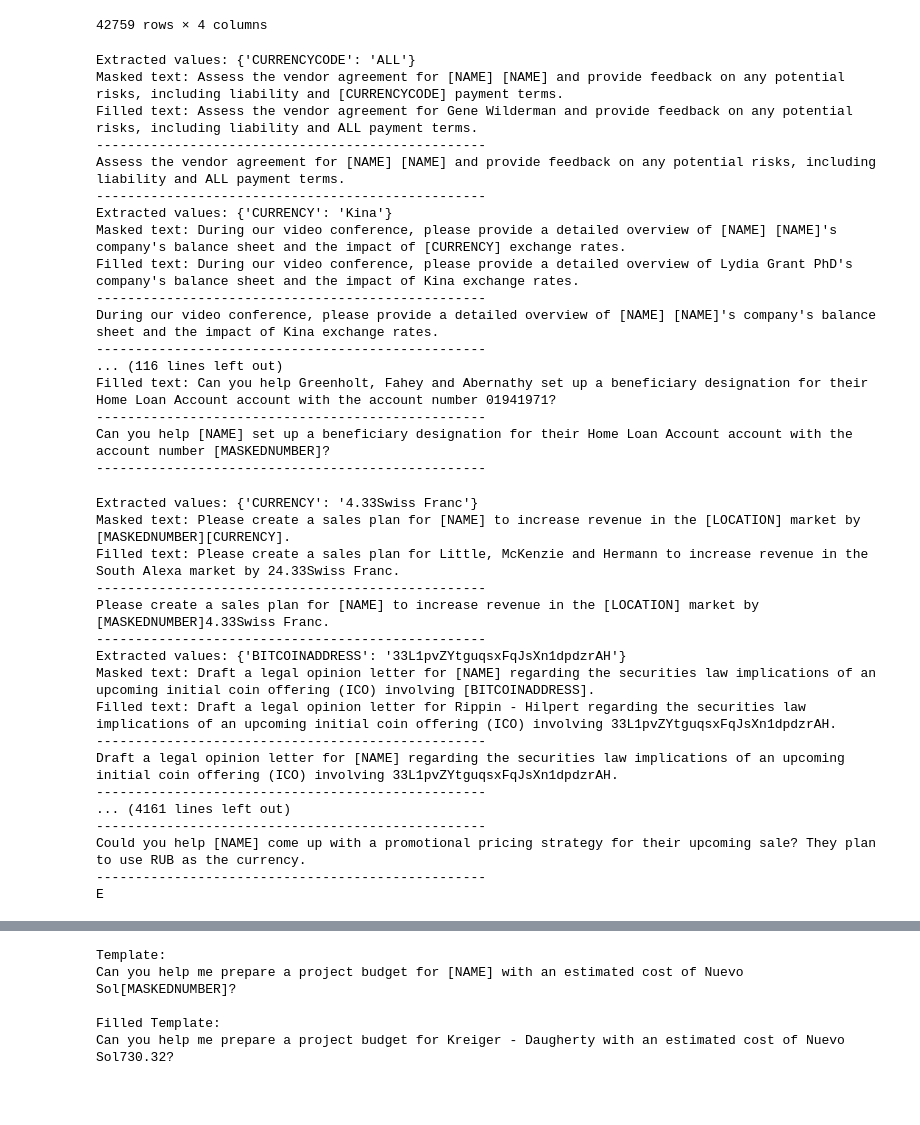
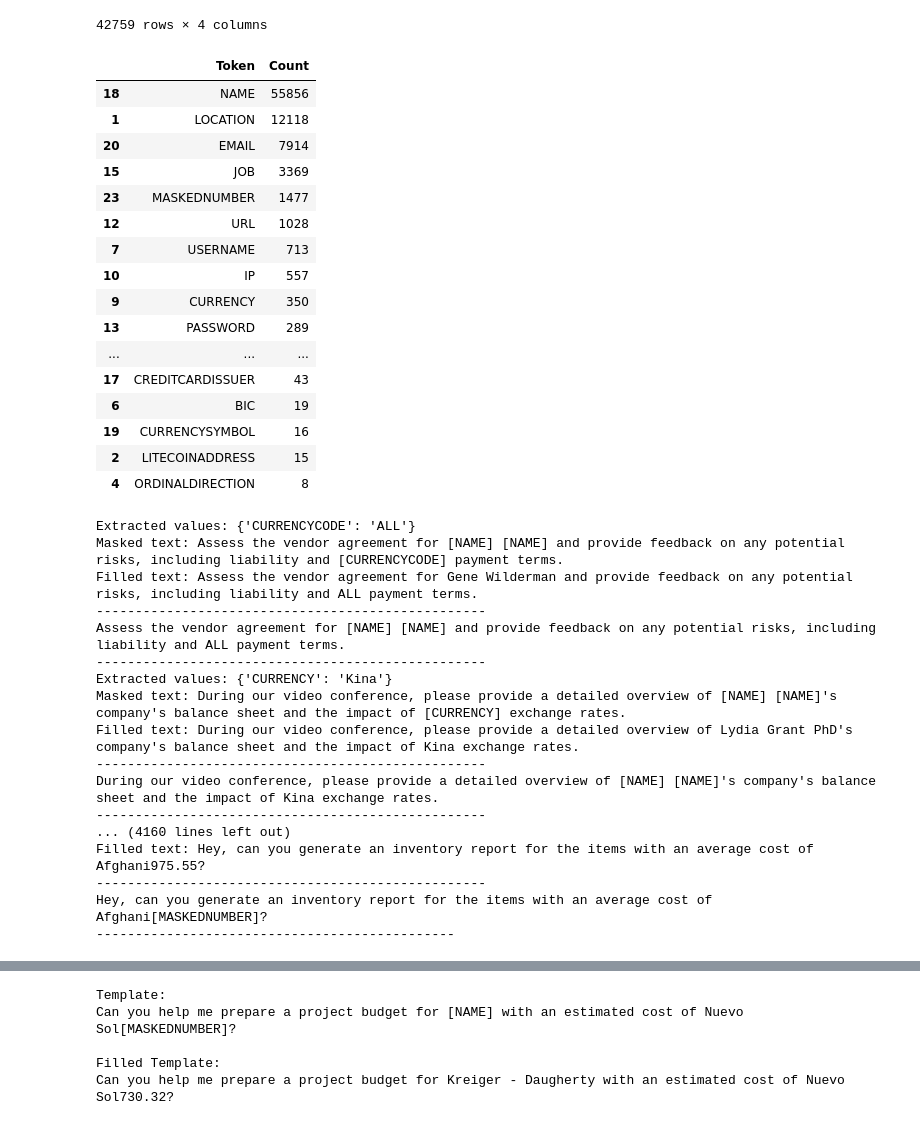
Before and after one commit to MorrisSimons/SCH_PII_masking_Advanced_ML, a Jupyter notebook: main.ipynb, the cells around one changed output, grey strips where cells are left out. Cells and saved outputs as stored; diff of their text form; code cells hidden in the pictures; blank space fills up the shorter version.

```diff
--- a/main.ipynb
+++ b/main.ipynb
@@ -207,6 +207,35 @@ df_full
 | 42757 | Can you help me write a project c... | Can you help me write a project c... | ['can', 'you', 'help', 'me', 'wri... | ['O', 'O', 'O', 'O', 'O', 'O', 'O... |
 | 42758 | Please discuss the process of obt... | Please discuss the process of obt... | ['please', 'discuss', 'the', 'pro... | ['O', 'O', 'O', 'O', 'O', 'O', 'O... |
 42759 rows × 4 columns
+# %%
+# Count occurrences of each cleaned token in df_full
+counts = {}
+for token in unique_matches:
+    # Adjust pattern to count tokens without numeric suffixes (e.g., "[NAME]")
+    pattern = r'\[' + token + r'\]'
+    counts[token] = int(df_full["Template"].dropna().str.count(pattern).sum())
+
+# Convert to a DataFrame and sort by count for a nicer display
+counts_df = pd.DataFrame(list(counts.items()), columns=['Token', 'Count']).sort_values(by='Count', ascending=False)
+counts_df
+# %% [output]
+|  | Token | Count |
+| 18 | NAME | 55856 |
+| 1 | LOCATION | 12118 |
+| 20 | EMAIL | 7914 |
+| 15 | JOB | 3369 |
+| 23 | MASKEDNUMBER | 1477 |
+| 12 | URL | 1028 |
+| 7 | USERNAME | 713 |
+| 10 | IP | 557 |
+| 9 | CURRENCY | 350 |
+| 13 | PASSWORD | 289 |
+| ... | ... | ... |
+| 17 | CREDITCARDISSUER | 43 |
+| 6 | BIC | 19 |
+| 19 | CURRENCYSYMBOL | 16 |
+| 2 | LITECOINADDRESS | 15 |
+| 4 | ORDINALDIRECTION | 8 |
 # %%
 # List of tokens to replace (the ones that appear inside square brackets)
 remove_tokens = [
@@ -276,6 +305,15 @@ for i, row in df_full.iterrows():
     filled = row['Filled Template']
     extracted_values = unmask_text(masked, filled, remove_tokens)
     unmasked_text = replace_tokens(masked, extracted_values)
+    if i == 38860:
+        print("Extracted values:", extracted_values)
+        print("row: ", i)
+        print("Masked text:", masked)
+        print("Filled text:", filled)
+        print("-" * 50)
+        print(unmasked_text)
+        print("-" * 50)
+        break
     if extracted_values != {}:
         print("Extracted values:", extracted_values)
         print("Masked text:", masked)
@@ -297,28 +335,11 @@ Filled text: During our video conference, please provide a detailed overview of
 --------------------------------------------------
 During our video conference, please provide a detailed overview of [NAME] [NAME]'s company's balance sheet and the impact of Kina exchange rates.
 --------------------------------------------------
-... (116 lines left out)
-Filled text: Can you help Greenholt, Fahey and Abernathy set up a beneficiary designation for their Home Loan Account account with the account number 01941971?
+... (4160 lines left out)
+Filled text: Hey, can you generate an inventory report for the items with an average cost of Afghani975.55?
 --------------------------------------------------
-Can you help [NAME] set up a beneficiary designation for their Home Loan Account account with the account number [MASKEDNUMBER]?
---------------------------------------------------
+Hey, can you generate an inventory report for the items with an average cost of Afghani[MASKEDNUMBER]?
+----------------------------------------------
-Extracted values: {'CURRENCY': '4.33Swiss Franc'}
-Masked text: Please create a sales plan for [NAME] to increase revenue in the [LOCATION] market by [MASKEDNUMBER][CURRENCY].
-Filled text: Please create a sales plan for Little, McKenzie and Hermann to increase revenue in the South Alexa market by 24.33Swiss Franc.
---------------------------------------------------
-Please create a sales plan for [NAME] to increase revenue in the [LOCATION] market by [MASKEDNUMBER]4.33Swiss Franc.
---------------------------------------------------
-Extracted values: {'BITCOINADDRESS': '33L1pvZYtguqsxFqJsXn1dpdzrAH'}
-Masked text: Draft a legal opinion letter for [NAME] regarding the securities law implications of an upcoming initial coin offering (ICO) involving [BITCOINADDRESS].
-Filled text: Draft a legal opinion letter for Rippin - Hilpert regarding the securities law implications of an upcoming initial coin offering (ICO) involving 33L1pvZYtguqsxFqJsXn1dpdzrAH.
---------------------------------------------------
-Draft a legal opinion letter for [NAME] regarding the securities law implications of an upcoming initial coin offering (ICO) involving 33L1pvZYtguqsxFqJsXn1dpdzrAH.
---------------------------------------------------
-... (4161 lines left out)
---------------------------------------------------
-Could you help [NAME] come up with a promotional pricing strategy for their upcoming sale? They plan to use RUB as the currency.
---------------------------------------------------
-E
 # %%
 df_full.head()
 # %% [output]
```
Also changed, not shown: parts of 10 cells of this notebook, 1 other file.
